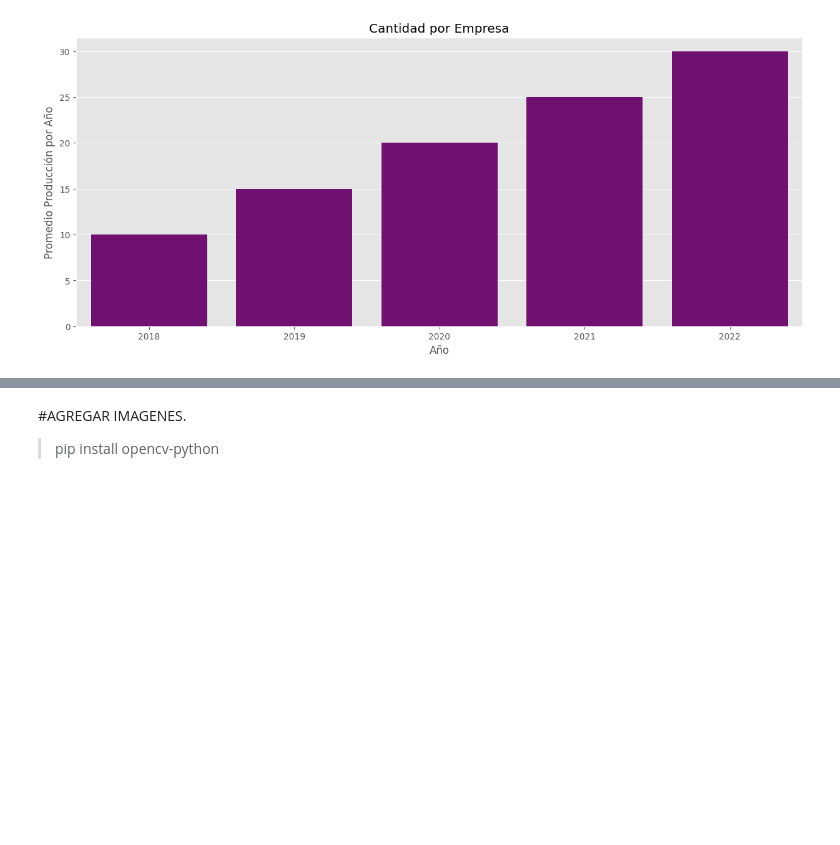
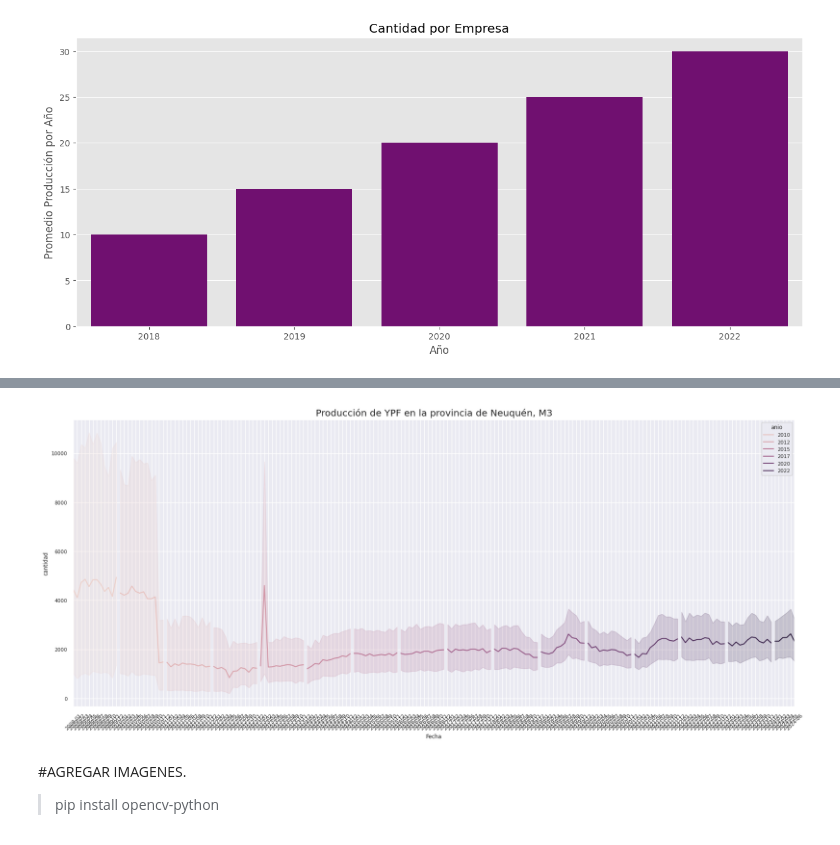
Before and after one commit to Vanessa0ne/Rails, a Jupyter notebook: Estructura_de_Control_phyton.ipynb, the cells around one changed output, grey strips where cells are left out. Saved outputs shown, nothing was run; the diff lists cells and outputs as text; code cells hidden in the pictures; blank space fills up the shorter version.

```diff
--- a/Estructura_de_Control_phyton.ipynb
+++ b/Estructura_de_Control_phyton.ipynb
@@ -743,0 +759,3 @@ WARNING:matplotlib.legend:No artists with labels found to put in legend.  Note t
+# %%
+soloYPF = datos.query("empresa == 'YPF S.A.' and provincia == 'Neuquén'")
+soloYPF
@@ -744,3 +776,20 @@ WARNING:matplotlib.legend:No artists with labels found to put in legend.  Note t
+# %%
+import matplotlib.pyplot as plt
+import seaborn as sns
+
+# Assuming soloYPF is already defined from your previous query
+plt.figure(figsize=(20, 8))
+sns.set(font_scale=0.7)  # Adjust the font scale as needed
+ax = sns.lineplot(x='indice_tiempo', y='cantidad', hue='anio', data=soloYPF)
+plt.xlabel('Fecha')
+plt.style.use('ggplot')
+plt.autoscale(enable=True, axis='x', tight=True)
+
+plt.title('Producción de YPF en la provincia de Neuquén, M3')
+plt.xticks(rotation=45)
+plt.show()
+# %% [output]
+[figure, added]
 # %% [markdown]
 #AGREGAR IMAGENES.
 >pip install opencv-python
```
Also changed, not shown: parts of 10 cells of this notebook.
